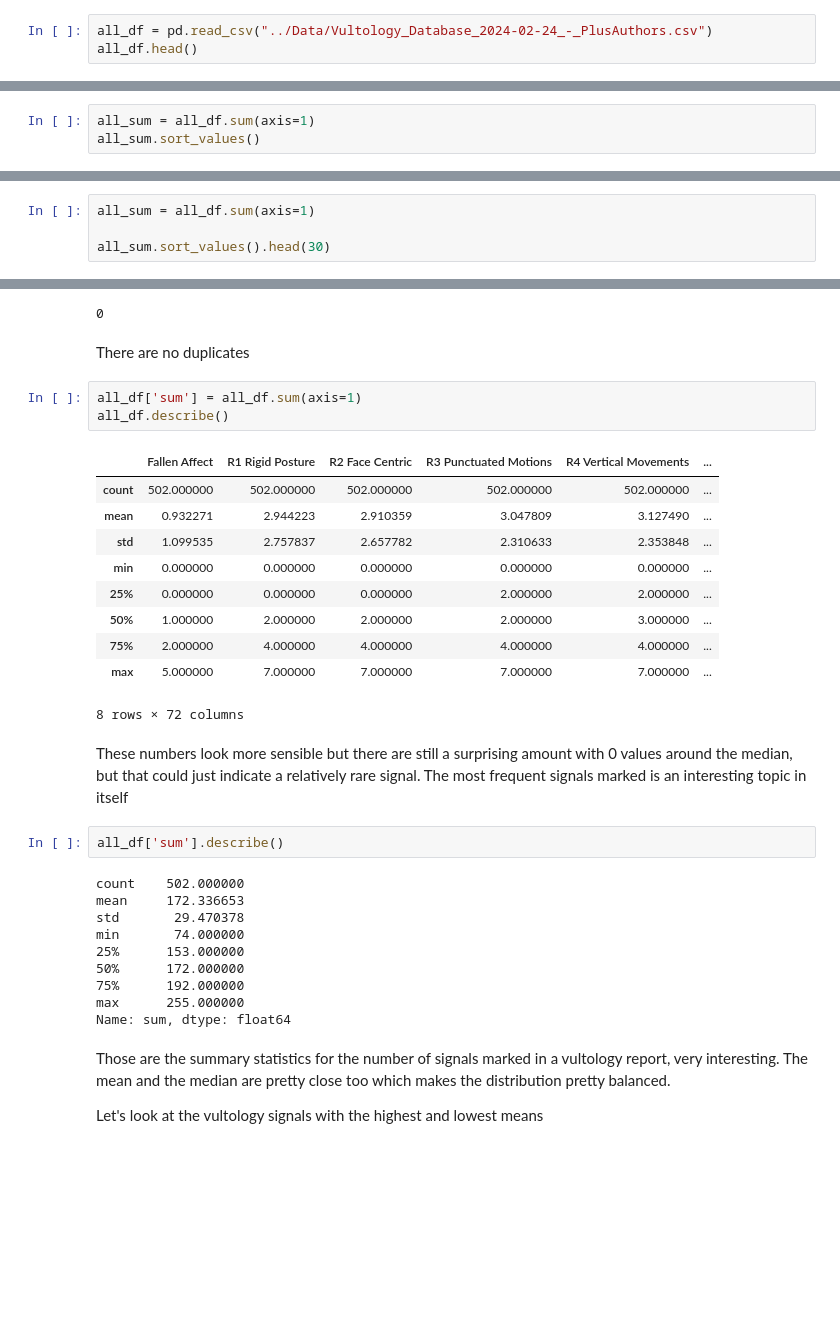
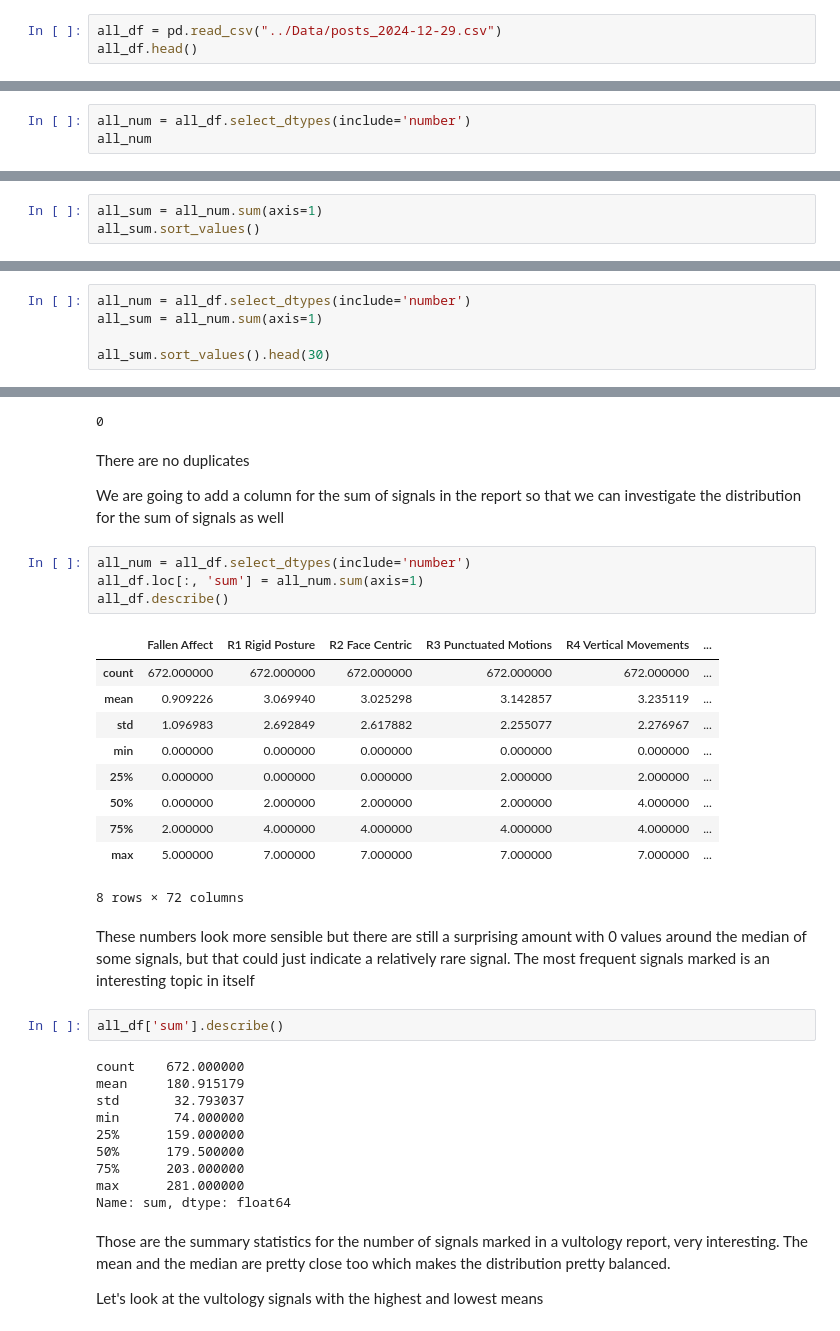
Before and after one commit to MZNewman/VultologyDataScience, a Jupyter notebook: Notebooks/Full Data EDA.ipynb, the cells around one changed output, grey strips where cells are left out. Drawn from its saved outputs; the diff is of its cells as text; blank space fills up the shorter version.

```diff
--- a/Notebooks/Full Data EDA.ipynb
+++ b/Notebooks/Full Data EDA.ipynb
@@ -20,4 +30,4 @@ We will see if these different versions of the data give different statistical r
 # %%
-all_df = pd.read_csv("../Data/Vultology_Database_2024-02-24_-_PlusAuthors.csv")
+all_df = pd.read_csv("../Data/posts_2024-12-29.csv")
 all_df.head()
 # %% [output]
@@ -318,2 +434,5 @@ There are also too many columns for us to realistically check all of them, so we
 
 We'll start by investigating the sums of the rows, because some rows also have sums that aren't zero but are also very low numbers that don't make sense, so zero probably won't be the cutoff to put aside the data for now
+# %%
+all_num = all_df.select_dtypes(include='number')
+all_num
@@ -320,4 +453,4 @@ We'll start by investigating the sums of the rows, because some rows also have s
 # %%
-all_sum = all_df.sum(axis=1)
+all_sum = all_num.sum(axis=1)
 all_sum.sort_values()
 # %% [output]
@@ -363,5 +496,6 @@ That alone wiped out 510 rows, so let's remake the sum of rows to find the cutof
 # %%
-all_sum = all_df.sum(axis=1)
+all_num = all_df.select_dtypes(include='number')
+all_sum = all_num.sum(axis=1)
 
 all_sum.sort_values().head(30)
 # %% [output]
@@ -447,35 +581,38 @@ We just need to check for duplicates to make sure there isn't any funny business
 all_df.duplicated().sum()
 # %% [output]
 0
-# %% [markdown]
-There are no duplicates
+# %% [markdown]
+There are no duplicates
+
+We are going to add a column for the sum of signals in the report so that we can investigate the distribution for the sum of signals as well
 # %%
-all_df['sum'] = all_df.sum(axis=1)
+all_num = all_df.select_dtypes(include='number')
+all_df.loc[:, 'sum'] = all_num.sum(axis=1)
 all_df.describe()
 # %% [output]
 |  | Fallen Affect | R1 Rigid Posture | R2 Face Centric | R3 Punctuated Motions | R4 Vertical Movements | ... |
-| count | 502.000000 | 502.000000 | 502.000000 | 502.000000 | 502.000000 | ... |
-| mean | 0.932271 | 2.944223 | 2.910359 | 3.047809 | 3.127490 | ... |
-| std | 1.099535 | 2.757837 | 2.657782 | 2.310633 | 2.353848 | ... |
+| count | 672.000000 | 672.000000 | 672.000000 | 672.000000 | 672.000000 | ... |
+| mean | 0.909226 | 3.069940 | 3.025298 | 3.142857 | 3.235119 | ... |
+| std | 1.096983 | 2.692849 | 2.617882 | 2.255077 | 2.276967 | ... |
 | min | 0.000000 | 0.000000 | 0.000000 | 0.000000 | 0.000000 | ... |
 | 25% | 0.000000 | 0.000000 | 0.000000 | 2.000000 | 2.000000 | ... |
-| 50% | 1.000000 | 2.000000 | 2.000000 | 2.000000 | 3.000000 | ... |
+| 50% | 0.000000 | 2.000000 | 2.000000 | 2.000000 | 4.000000 | ... |
 | 75% | 2.000000 | 4.000000 | 4.000000 | 4.000000 | 4.000000 | ... |
 | max | 5.000000 | 7.000000 | 7.000000 | 7.000000 | 7.000000 | ... |
 8 rows × 72 columns
 # %% [markdown]
-These numbers look more sensible but there are still a surprising amount with 0 values around the median, but that could just indicate a relatively rare signal. The most frequent signals marked is an interesting topic in itself
+These numbers look more sensible but there are still a surprising amount with 0 values around the median of some signals, but that could just indicate a relatively rare signal. The most frequent signals marked is an interesting topic in itself
 # %%
 all_df['sum'].describe()
 # %% [output]
-count    502.000000
-mean     172.336653
-std       29.470378
+count    672.000000
+mean     180.915179
+std       32.793037
 min       74.000000
-25%      153.000000
-50%      172.000000
-75%      192.000000
-max      255.000000
+25%      159.000000
+50%      179.500000
+75%      203.000000
+max      281.000000
 Name: sum, dtype: float64
 # %% [markdown]
 Those are the summary statistics for the number of signals marked in a vultology report, very interesting. The mean and the median are pretty close too which makes the distribution pretty balanced.
```
Also changed, not shown: parts of 106 cells of this notebook.
